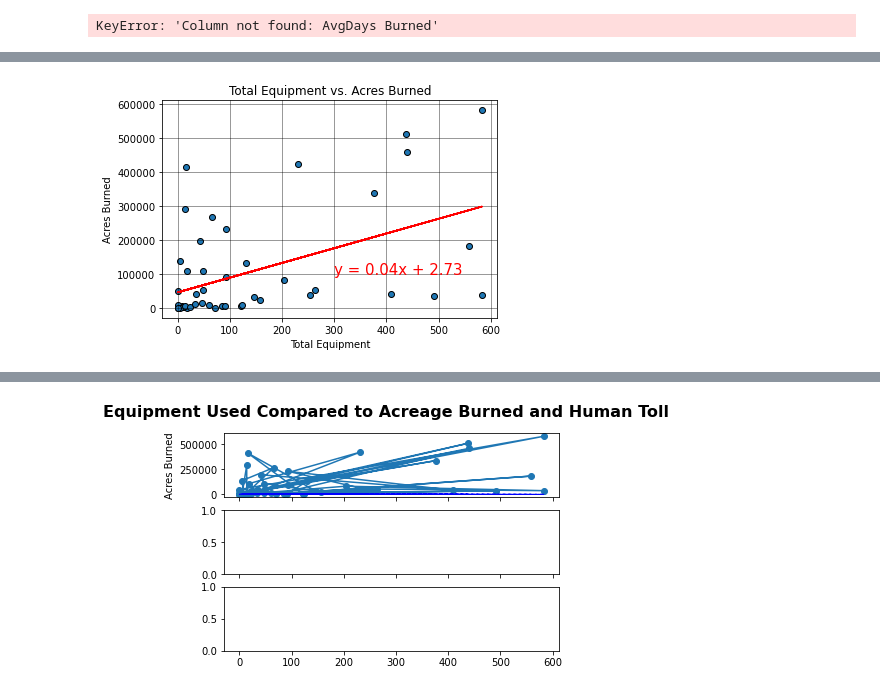
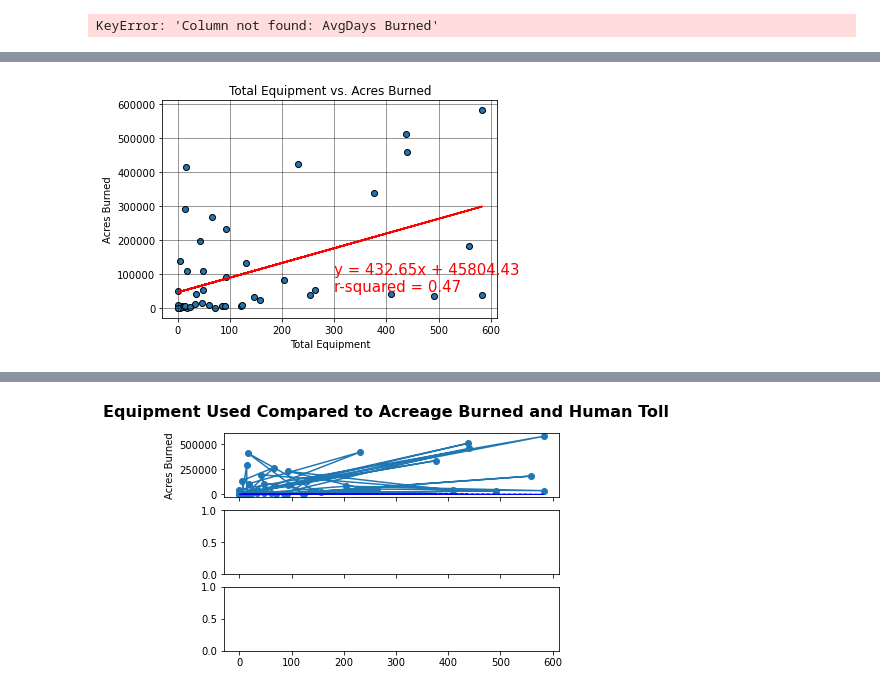
Before and after one commit to jump8621/data-project-I, a Jupyter notebook: lee_pyre.ipynb, the cells around one changed output, grey strips where cells are left out. Drawn from its saved outputs; the diff is of its cells as text; code cells hidden in the pictures.

Commit message:
corrected line equation and added r-squared to first two scatter plots

```diff
--- a/lee_pyre.ipynb
+++ b/lee_pyre.ipynb
@@ -479,60 +479,44 @@ dtype: float64
 # plt.show()
 
 #compare county count of acres burned with use of resources and draw regression line
-(slope, intercept, rvalue, pvalue, stderr) = linregress(total_equipment, burned_acreage)
-regress_values = total_equipment * slope + intercept
+
+#calculate correlation
+acres_resources_corr = round(st.pearsonr(total_equipment, burned_acreage)[0],2)
+print(f"The correlation between the use of equipment and the acres burned is {acres_resources_corr}")
+
+#linear regression values
+# (slope, intercept, rvalue, pvalue, stderr) = linregress(total_equipment, burned_acreage)
+# regress_values = total_equipment * slope + intercept
+
+#find linear regression values
+(equip_r_slope, equip_r_intercept, equip_r_rvalue, equip_r_pvalue, equip_r_stderr) = st.linregress(total_equipment, burned_acreage)
+regress_values = total_equipment * equip_r_slope + equip_r_intercept
+
+#calculate r-squared
+acres_resources_rsquared = round(rvalue**2,2)
+print(f"The r-squared is: {acres_resources_rsquared}")
+
+#line equation y = mx + b
+equip_r_line_eq = "y = " + str(round(equip_r_slope,2)) + "x + " + str(round(equip_r_intercept,2))
+
+#generate scatter plot
 plt.scatter(total_equipment, burned_acreage, marker="o", edgecolor="black")
 plt.plot(total_equipment, regress_values, "r-")
-plt.annotate(line_eq,(300,100000),fontsize=15,color="red")
+
+#annotate graph
+plt.annotate(equip_r_line_eq,(300,100000),fontsize=15,color="red")
+plt.annotate(f"r-squared = {acres_resources_rsquared}",(300,50000),fontsize=15,color="red")
+
+#add title and labels
 plt.title("Total Equipment vs. Acres Burned")
 plt.xlabel("Total Equipment")
 plt.ylabel("Acres Burned")
-print(f"The r-squared is: {rvalue**2}")
+
+#add gridlines
 plt.rc('grid', linestyle="-", color='black')
 plt.grid(True, alpha=0.5)
+
+#save as png to Images
 plt.savefig("Images/Total_Equipment_VS_Acres_Burned.png")
 plt.show()
-
-
-#compare equipment used with injuries and/or fatalities
-# plt.scatter(resources_df["Total Equipment"], human_toll_df["Fatalities"], marker="o", edgecolor="black")
-# plt.title("Total Equipment vs. Fatalities")
-# plt.xlabel("Total Equipment")
-# plt.ylabel("Fatalities")
-# plt.rc('grid', linestyle="-", color='black')
-# plt.grid(True, alpha=0.5)
-# plt.savefig("Total_Equipment_VS_Fatalities.png")
-# plt.show()
-
-#compare equipment used with fatalities and find linear regression
-(slope, intercept, rvalue, pvalue, stderr) = linregress(total_equipment, fatality_count)
-regress_values = total_equipment * slope + intercept
-line_eq = "y = " + str(round(slope,2)) + "x + " + str(round(intercept,2))
-plt.scatter(total_equipment, fatality_count, marker="o", edgecolor="black")
-plt.plot(total_equipment, regress_values, "r-")
-plt.annotate(line_eq,(300,20),fontsize=15,color="red")
-plt.title("Total Equipment vs. Fatalities")
-plt.xlabel("Total Equipment")
-plt.ylabel("Fatalities")
-print(f"The r-squared is: {rvalue**2}")
-plt.rc('grid', linestyle="-", color='black')
-plt.grid(True, alpha=0.5)
-plt.savefig("Images/Total_Equipment_VS_Fatalities.png")
-plt.show()
-
-#compare equipment used with injuries and find linear regression  correlation number and r-squared
-(slope, intercept, rvalue, pvalue, stderr) = linregress(total_equipment, injury_count)
-regress_values = total_equipment * slope + intercept
-line_eq = "y = " + str(round(slope,2)) + "x + " + str(round(intercept,2))
-plt.scatter(total_equipment, injury_count, marker="o", edgecolor="black")
-plt.plot(total_equipment, regress_values, "r-")
-plt.annotate(line_eq,(300,10),fontsize=15,color="red")
-plt.title("Total Equipment vs. Injuries")
-plt.xlabel("Total Equipment")
-plt.ylabel("Injuries")
-print(f"The r-squared is: {rvalue**2}")
-plt.rc('grid', linestyle="-", color='black')
-plt.grid(True, alpha=0.5)
-plt.savefig("Images/Total_Equipment_VS_Injuries.png")
-plt.show()
 # %% [output]
@@ -540 +525 @@ The r-squared is: 0.24087099976011822
-[figure, old version]
+[figure, new version]
```
Also changed, not shown: parts of 5 cells of this notebook, 2 other files.
